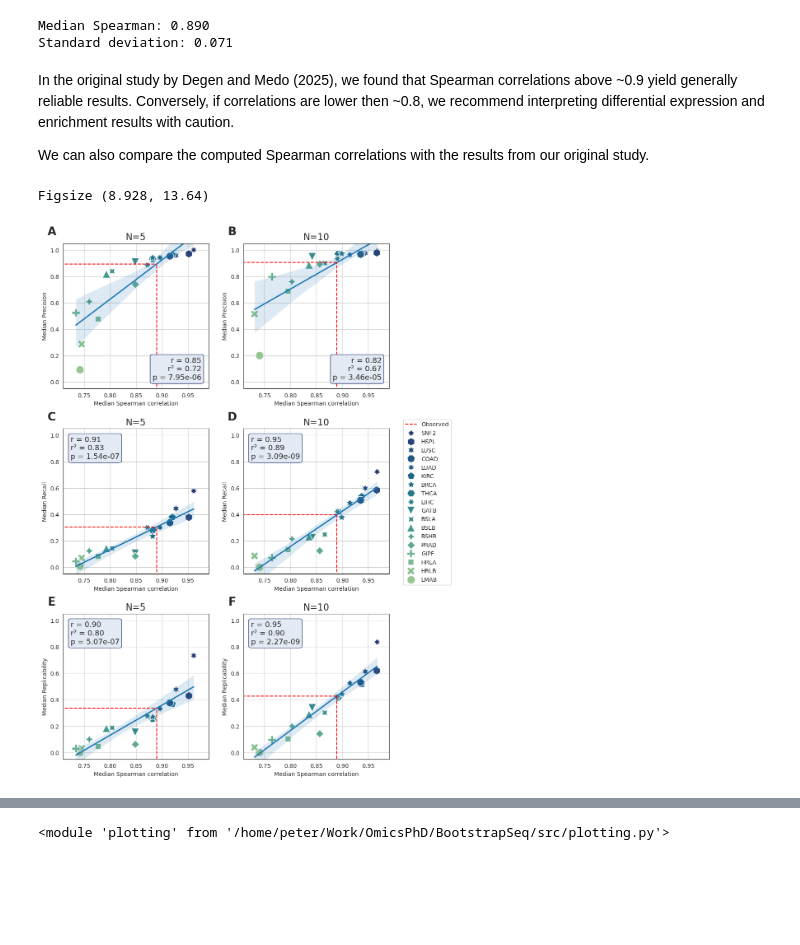
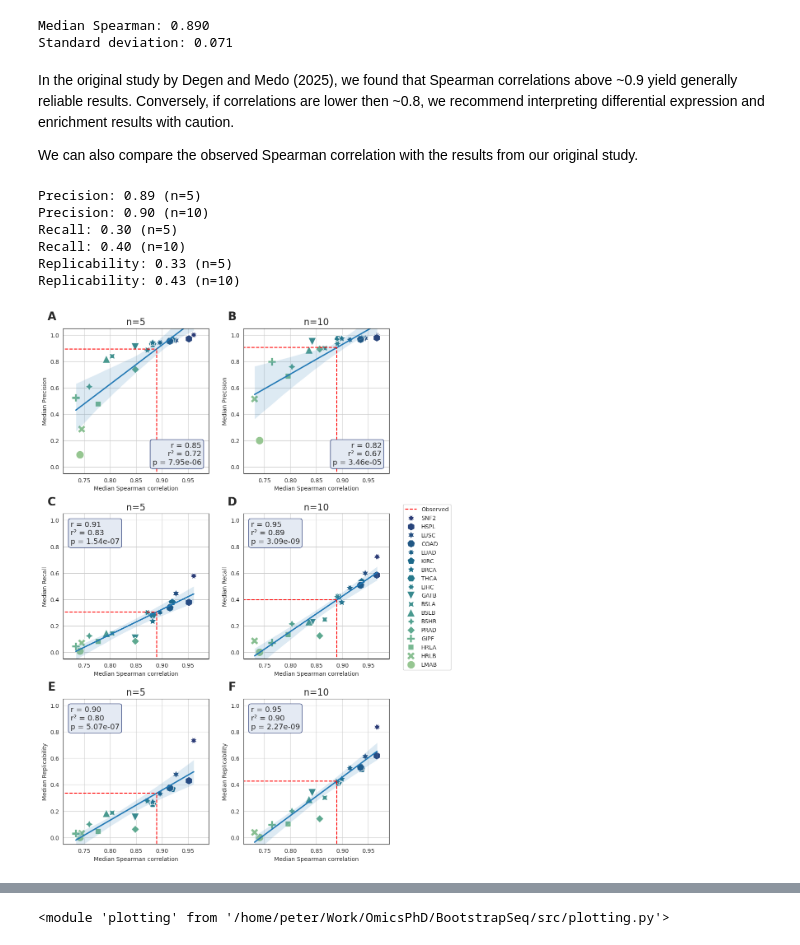
Before and after one commit to pdegen/BootstrapSeq, a Jupyter notebook: src/bootstrapseq.ipynb, the cells around one changed output, grey strips where cells are left out. Drawn from its saved outputs; the diff is of its cells as text; code cells hidden in the pictures; blank space fills up the shorter version.

Commit message:
add spearman variability

```diff
--- a/src/bootstrapseq.ipynb
+++ b/src/bootstrapseq.ipynb
@@ -147,12 +147,24 @@ Standard deviation: 0.071
 # %% [markdown]
 In the original study by Degen and Medo (2025), we found that Spearman correlations above ~0.9 yield generally reliable results. Conversely, if correlations are lower then ~0.8, we recommend interpreting differential expression and enrichment results with caution.
 
-We can also compare the computed Spearman correlations with the results from our original study.
+We can also compare the observed Spearman correlation with the results from our original study.
-# %%
-from plotting import compare_plot
-
-fig = compare_plot(observed_val=np.median(spearmans))
-fig.tight_layout()
-# %% [output]
-Figsize (8.928, 13.64)
-[figure, removed]
+# %%
+from plotting import compare_plot
+from misc import predict_metrics
+
+fig = compare_plot(observed_spearman=np.median(spearmans))
+fig.tight_layout()
+
+predictions = predict_metrics(observed_spearman=np.median(spearmans))
+
+for metric in predictions:
+    print(f"{metric}: {predictions[metric][5]:.2f} (n=5)")
+    print(f"{metric}: {predictions[metric][10]:.2f} (n=10)")
+# %% [output]
+Precision: 0.89 (n=5)
+Precision: 0.90 (n=10)
+Recall: 0.30 (n=5)
+Recall: 0.40 (n=10)
+Replicability: 0.33 (n=5)
+Replicability: 0.43 (n=10)
+[figure, added]
```
Also changed, not shown: parts of 5 cells of this notebook, 4 other files.
